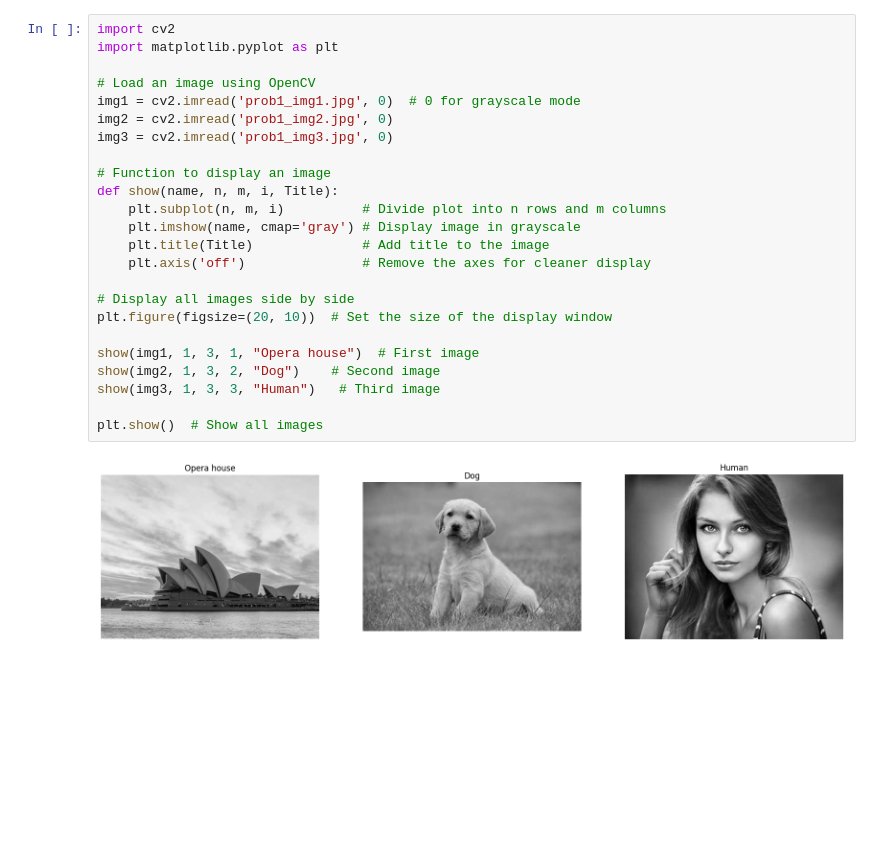
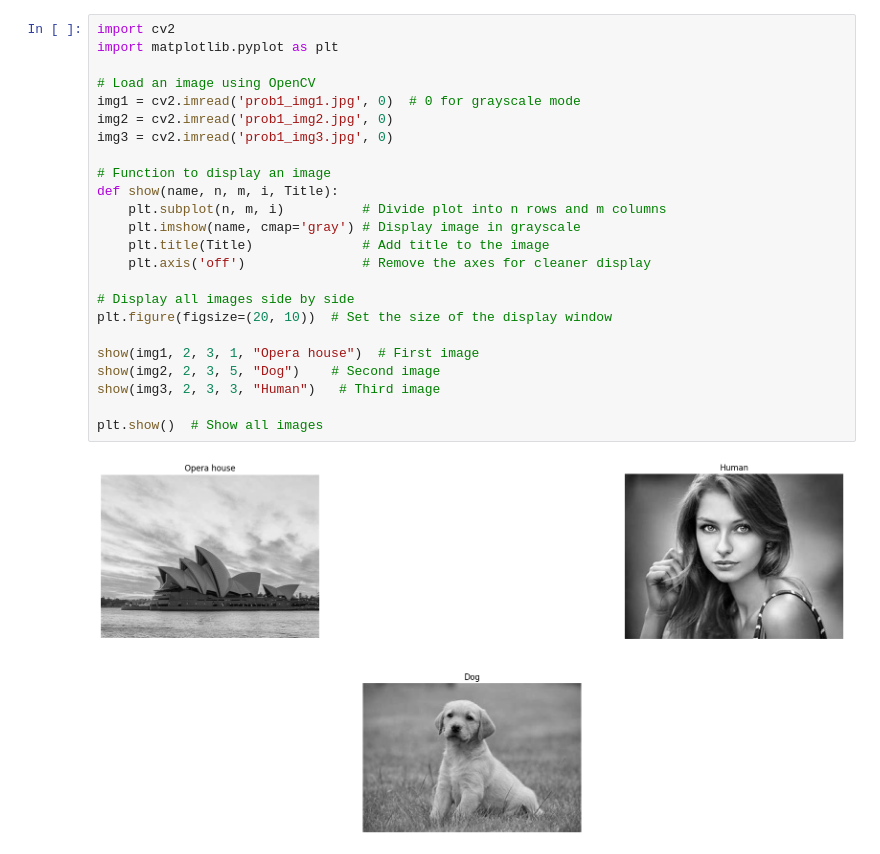
Before and after one commit to ShivaTeja6416/230610_ShivaTeja_deeploycv, a Jupyter notebook: Assignment_1/prob1.ipynb, the cells around one changed output. Saved outputs shown, nothing was run; the diff lists cells and outputs as text; blank space fills up the shorter version.

Commit message:
Third update

```diff
--- a/Assignment_1/prob1.ipynb
+++ b/Assignment_1/prob1.ipynb
@@ -1,26 +1,26 @@
 # %%
 import cv2
 import matplotlib.pyplot as plt
 
 # Load an image using OpenCV
 img1 = cv2.imread('prob1_img1.jpg', 0)  # 0 for grayscale mode
 img2 = cv2.imread('prob1_img2.jpg', 0)
 img3 = cv2.imread('prob1_img3.jpg', 0)
 
 # Function to display an image
 def show(name, n, m, i, Title):
     plt.subplot(n, m, i)          # Divide plot into n rows and m columns
     plt.imshow(name, cmap='gray') # Display image in grayscale
     plt.title(Title)              # Add title to the image
     plt.axis('off')               # Remove the axes for cleaner display
 
 # Display all images side by side
 plt.figure(figsize=(20, 10))  # Set the size of the display window
 
-show(img1, 1, 3, 1, "Opera house")  # First image
-show(img2, 1, 3, 2, "Dog")    # Second image
-show(img3, 1, 3, 3, "Human")   # Third image
+show(img1, 2, 3, 1, "Opera house")  # First image
+show(img2, 2, 3, 5, "Dog")    # Second image
+show(img3, 2, 3, 3, "Human")   # Third image
 
 plt.show()  # Show all images
 # %% [output]
-[figure, old version]
+[figure, new version]
```
Also changed, not shown: 3 other files.
